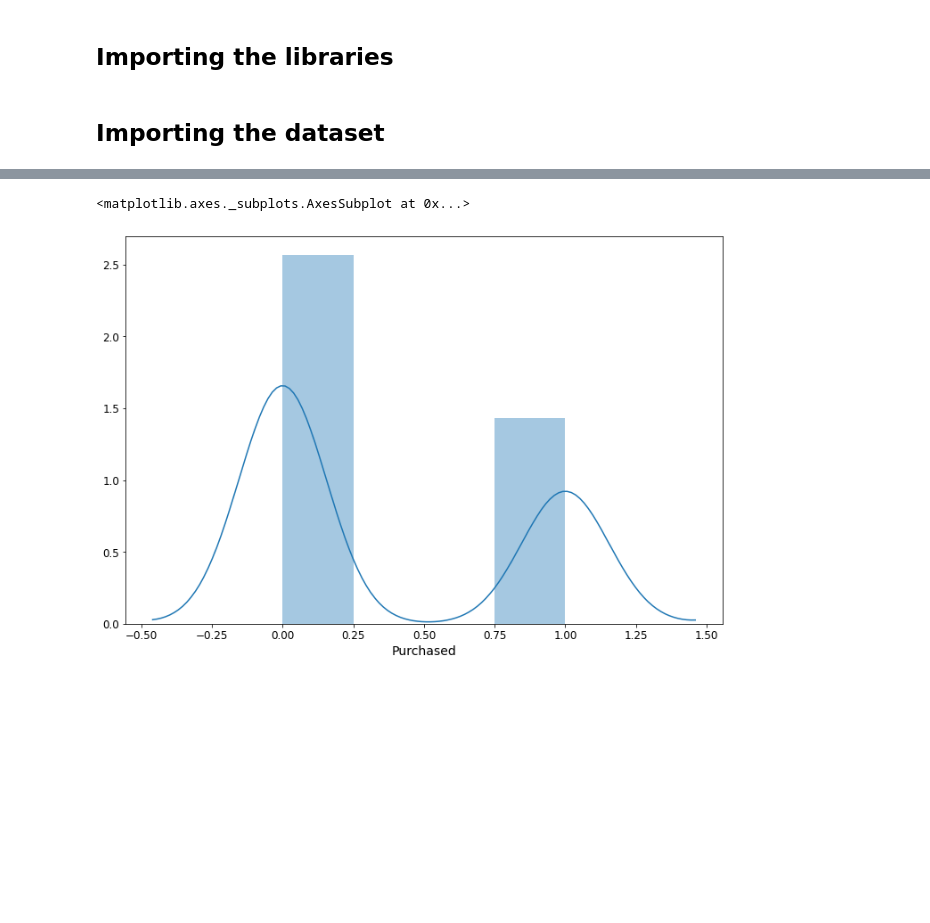
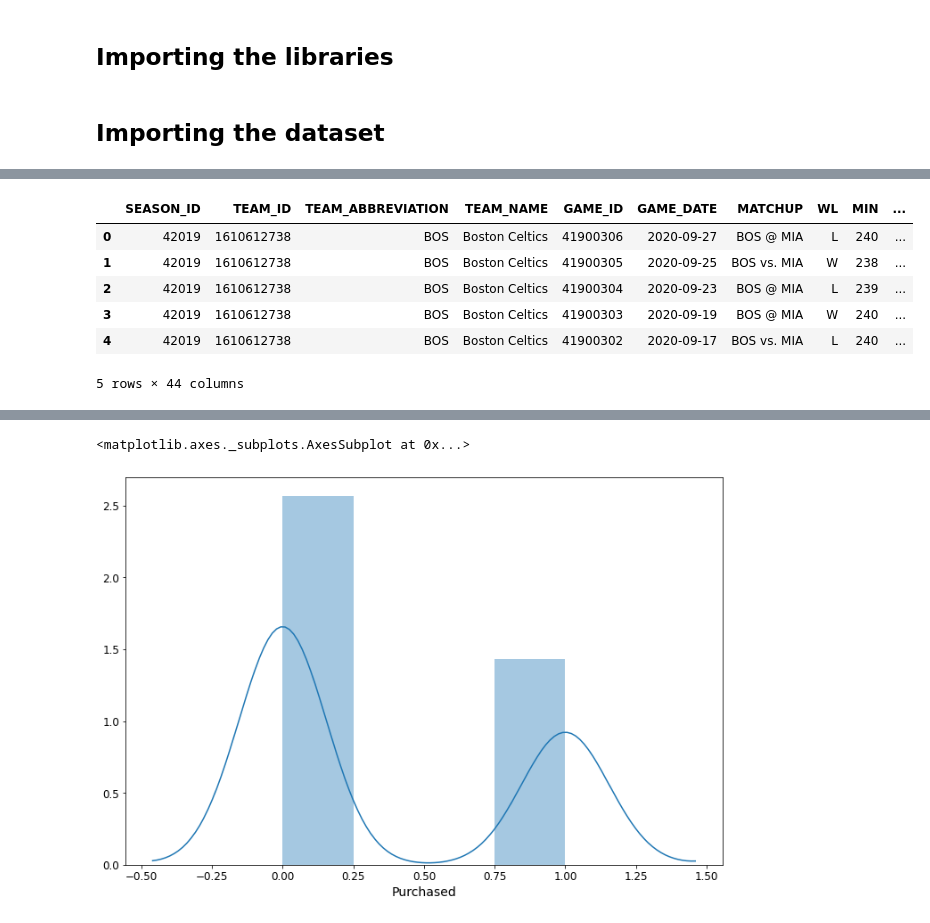
Before and after one commit to jnielsonresearch/crunch-time-analytics, a Jupyter notebook: Hustle Stats Research/Classification_models.ipynb, the cells around one changed output, grey strips where cells are left out. Saved outputs shown, nothing was run; the diff lists cells and outputs as text; code cells hidden in the pictures; blank space fills up the shorter version.

```diff
--- a/Hustle Stats Research/Classification_models.ipynb
+++ b/Hustle Stats Research/Classification_models.ipynb
@@ -71,0 +72,12 @@ dataset.describe()
+# %%
+# Drop duplicate columns in team_box_hustle dataset
+cols = ['GAME_ID', 'TEAM_ID','CONTESTED_SHOTS', 'CONTESTED_SHOTS_2PT',
+       'CONTESTED_SHOTS_3PT', 'DEFLECTIONS', 'CHARGES_DRAWN', 'SCREEN_ASSISTS',
+       'SCREEN_AST_PTS', 'OFF_LOOSE_BALLS_RECOVERED',
+       'DEF_LOOSE_BALLS_RECOVERED', 'LOOSE_BALLS_RECOVERED', 'OFF_BOXOUTS',
+       'DEF_BOXOUTS', 'BOX_OUT_PLAYER_TEAM_REBS', 'BOX_OUT_PLAYER_REBS',
+       'BOX_OUTS']
+team_box_hustle = team_box_hustle[cols]
+# %%
+# Merge playoff_boxscores and team_box_hustle datasets on GAME_ID
+hustle_stats = playoff_boxscores.merge(team_box_hustle, how='inner', on=['GAME_ID', 'TEAM_ID'])
@@ -71,0 +97,10 @@ dataset.describe()
+# %%
+hustle_stats.head()
+# %% [output]
+|  | SEASON_ID | TEAM_ID | TEAM_ABBREVIATION | TEAM_NAME | GAME_ID | GAME_DATE | MATCHUP | WL | MIN | ... |
+| 0 | 42019 | 1610612738 | BOS | Boston Celtics | 41900306 | 2020-09-27 | BOS @ MIA | L | 240 | ... |
+| 1 | 42019 | 1610612738 | BOS | Boston Celtics | 41900305 | 2020-09-25 | BOS vs. MIA | W | 238 | ... |
+| 2 | 42019 | 1610612738 | BOS | Boston Celtics | 41900304 | 2020-09-23 | BOS @ MIA | L | 239 | ... |
+| 3 | 42019 | 1610612738 | BOS | Boston Celtics | 41900303 | 2020-09-19 | BOS @ MIA | W | 240 | ... |
+| 4 | 42019 | 1610612738 | BOS | Boston Celtics | 41900302 | 2020-09-17 | BOS vs. MIA | L | 240 | ... |
+5 rows × 44 columns
```
Also changed, not shown: parts of 7 cells of this notebook, 8 other files.
